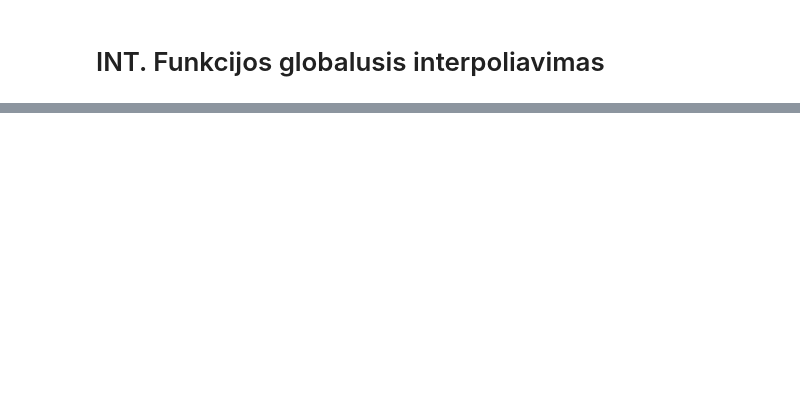
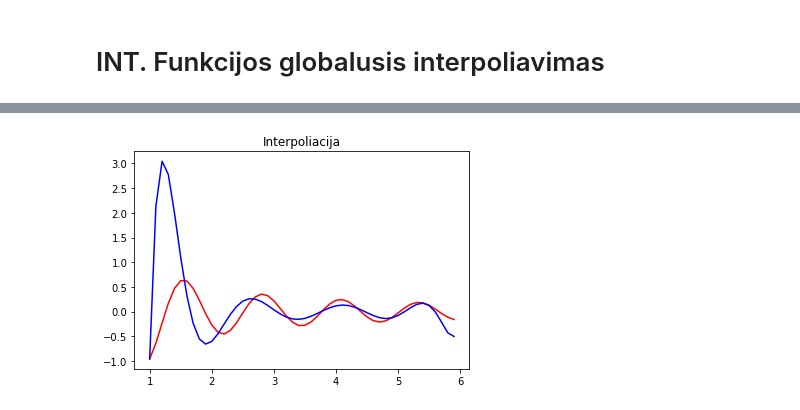
Before and after one commit to MilaSong/Numerical_analysis, a Jupyter notebook: Interpoliavimas.ipynb, the cells around one changed output, grey strips where cells are left out. Drawn from its saved outputs; the diff is of its cells as text; code cells hidden in the pictures; blank space fills up the shorter version.

```diff
--- a/Interpoliavimas.ipynb
+++ b/Interpoliavimas.ipynb
@@ -47,0 +121,26 @@ plot_err(x, err)
+# %%
+f = lambda t: np.sin(5*t)/t # interpolation function
+degree = 10 # interpolation degree
+x0, xn = 1, 6 # interpolation interval
+
+h = (abs(x0-xn))/(degree-1) # the gap between each interpolation point (in this case all gaps are the same)
+x_space = np.arange(x0,xn,0.1) # axis limits
+x = np.arange(x0, xn+h, h)
+power = np.arange(0,degree)
+
+def generate_matrix_X(X, F, P):
+    matrix_x = [np.vstack(np.power(i, P)) for i in X]
+    return np.hstack(matrix_x)
+
+def interpolateNp(A, I, P):
+    return sum(A*np.power(I,P))
+
+matrixX = generate_matrix_X(x, f, power)
+matrixX = matrixX.transpose()
+a = np.linalg.solve(matrixX, f(x))
+
+int_y = [interpolateNp(a, i, power) for i in x_space]
+# %%
+plot_int(x_space, f(x_space), int_y)
+# %% [output]
+[figure, added]
```
Also changed, not shown: parts of 7 cells of this notebook.
